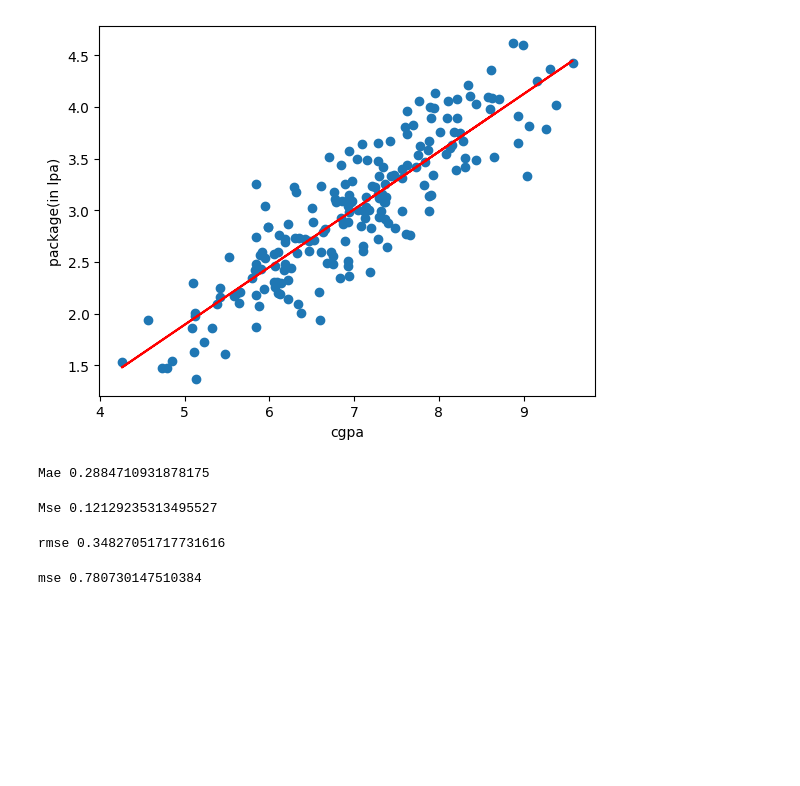
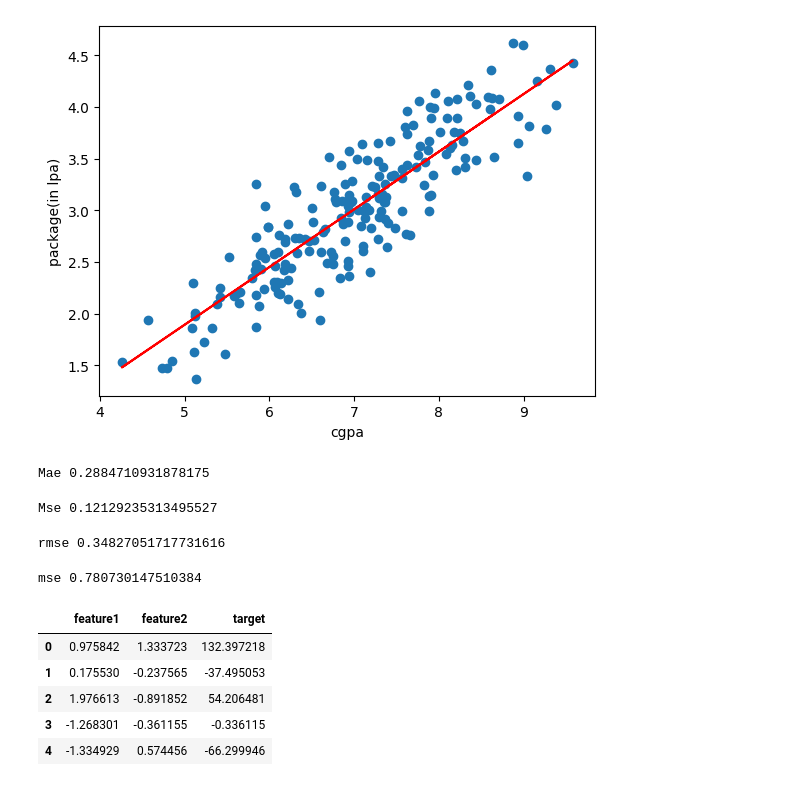
Before and after one commit to anasarshad7677-netizen/Complete-ML-repo, a Jupyter notebook: 19_regression_metrics.ipynb, the cells around one changed output. Drawn from its saved outputs; the diff is of its cells as text; code cells hidden in the pictures; blank space fills up the shorter version.

```diff
--- a/19_regression_metrics.ipynb
+++ b/19_regression_metrics.ipynb
@@ -57,0 +62,13 @@ mse 0.780730147510384
+# %%
+X,y = make_regression(n_samples = 100,n_features = 2 ,n_informative = 2,n_targets = 1 ,noise = 50  )
+# %%
+df = pd.DataFrame({'feature1' : X[:,0],'feature2':X[:,1],'target':y})
+# %%
+df.head()
+# %% [output]
+|  | feature1 | feature2 | target |
+| 0 | 0.975842 | 1.333723 | 132.397218 |
+| 1 | 0.175530 | -0.237565 | -37.495053 |
+| 2 | 1.976613 | -0.891852 | 54.206481 |
+| 3 | -1.268301 | -0.361155 | -0.336115 |
+| 4 | -1.334929 | 0.574456 | -66.299946 |
```
Also changed, not shown: parts of 7 cells of this notebook.
